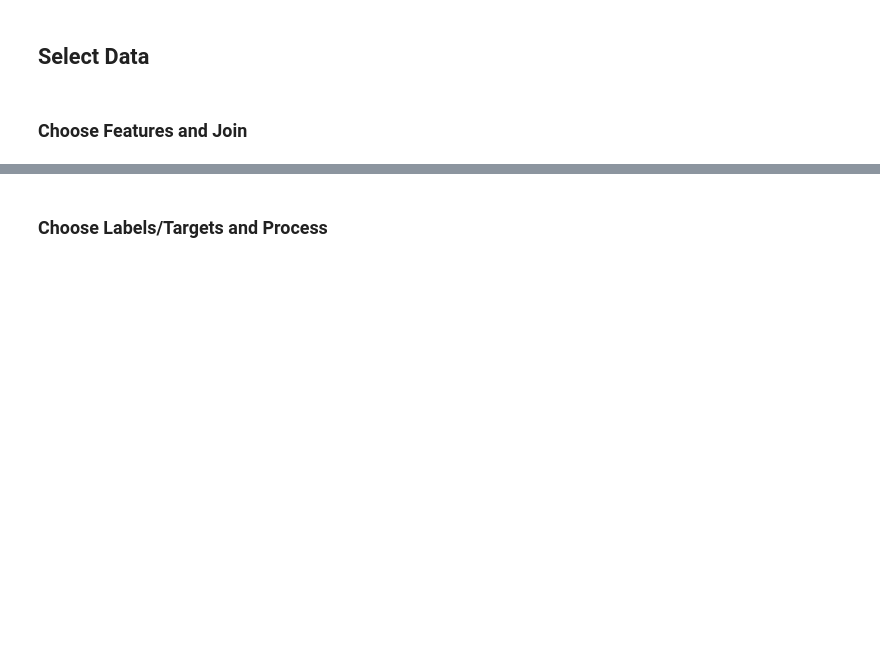
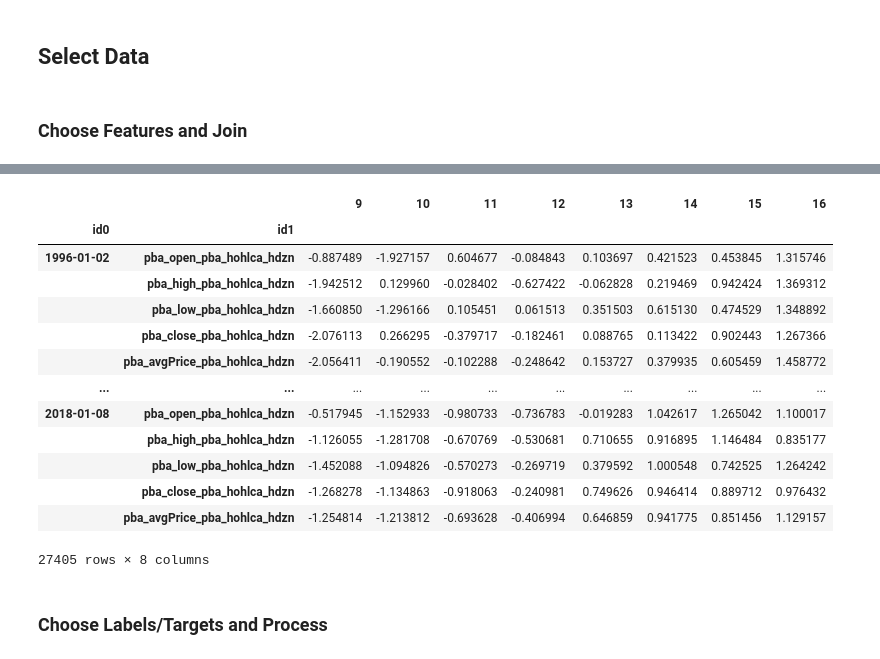
Before and after one commit to kevindirect/thesis-code, a Jupyter notebook: model/nb-model_xg-model-data-fi.ipynb, the cells around one changed output, grey strips where cells are left out. Cells and saved outputs as stored; diff of their text form; code cells hidden in the pictures; blank space fills up the shorter version.

```diff
--- a/model/nb-model_xg-model-data-fi.ipynb
+++ b/model/nb-model_xg-model-data-fi.ipynb
@@ -333,3 +76,6 @@ vol_hohlca_hdzn
+# %%
+fd = get_xg_feature_dfs(chosen_asset)
+ld, td = get_xg_label_target_dfs(chosen_asset)
 # %% [markdown]
 ## Select Data
 # %% [markdown]
@@ -352,3 +110,22 @@ chosen_f = concat_dfs['pba']['hdzn']['pba_hohlca_hdzn']
+# %%
+chosen_f = fd['h']['pba']['hdzn']['pba_hohlca_hdzn']
+# %%
+chosen_f
+# %% [output]
+|  |  | 9 | 10 | 11 | 12 | 13 | 14 | 15 | 16 |
+| id0 | id1 |  |  |  |  |  |  |  |  |
+| 1996-01-02 | pba_open_pba_hohlca_hdzn | -0.887489 | -1.927157 | 0.604677 | -0.084843 | 0.103697 | 0.421523 | 0.453845 | 1.315746 |
+|  | pba_high_pba_hohlca_hdzn | -1.942512 | 0.129960 | -0.028402 | -0.627422 | -0.062828 | 0.219469 | 0.942424 | 1.369312 |
+|  | pba_low_pba_hohlca_hdzn | -1.660850 | -1.296166 | 0.105451 | 0.061513 | 0.351503 | 0.615130 | 0.474529 | 1.348892 |
+|  | pba_close_pba_hohlca_hdzn | -2.076113 | 0.266295 | -0.379717 | -0.182461 | 0.088765 | 0.113422 | 0.902443 | 1.267366 |
+|  | pba_avgPrice_pba_hohlca_hdzn | -2.056411 | -0.190552 | -0.102288 | -0.248642 | 0.153727 | 0.379935 | 0.605459 | 1.458772 |
+| ... | ... | ... | ... | ... | ... | ... | ... | ... | ... |
+| 2018-01-08 | pba_open_pba_hohlca_hdzn | -0.517945 | -1.152933 | -0.980733 | -0.736783 | -0.019283 | 1.042617 | 1.265042 | 1.100017 |
+|  | pba_high_pba_hohlca_hdzn | -1.126055 | -1.281708 | -0.670769 | -0.530681 | 0.710655 | 0.916895 | 1.146484 | 0.835177 |
+|  | pba_low_pba_hohlca_hdzn | -1.452088 | -1.094826 | -0.570273 | -0.269719 | 0.379592 | 1.000548 | 0.742525 | 1.264242 |
+|  | pba_close_pba_hohlca_hdzn | -1.268278 | -1.134863 | -0.918063 | -0.240981 | 0.749626 | 0.946414 | 0.889712 | 0.976432 |
+|  | pba_avgPrice_pba_hohlca_hdzn | -1.254814 | -1.213812 | -0.693628 | -0.406994 | 0.646859 | 0.941775 | 0.851456 | 1.129157 |
+27405 rows × 8 columns
 # %% [markdown]
 ### Choose Labels/Targets and Process
 # %%
```
Also changed, not shown: parts of 74 cells of this notebook, 3 other files.
